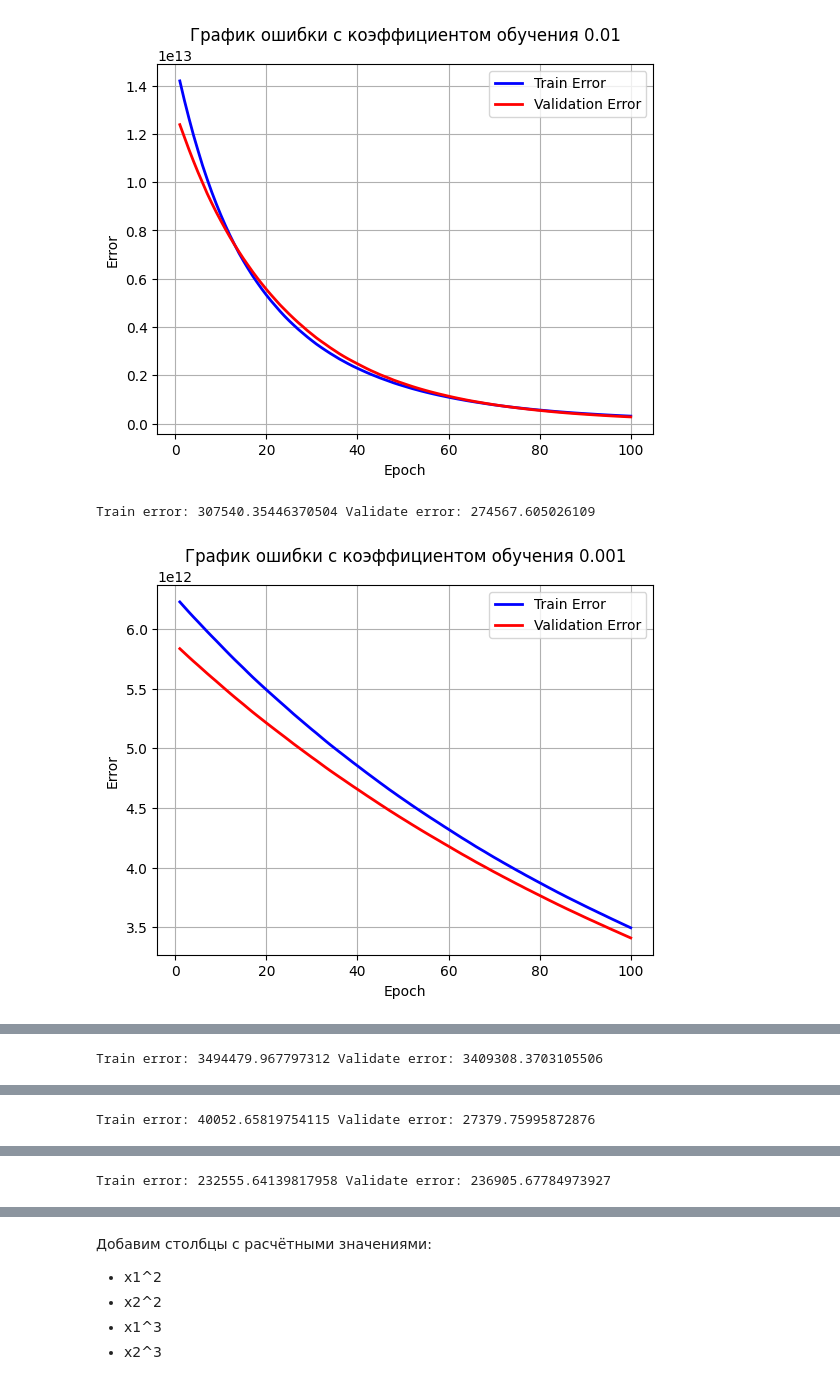
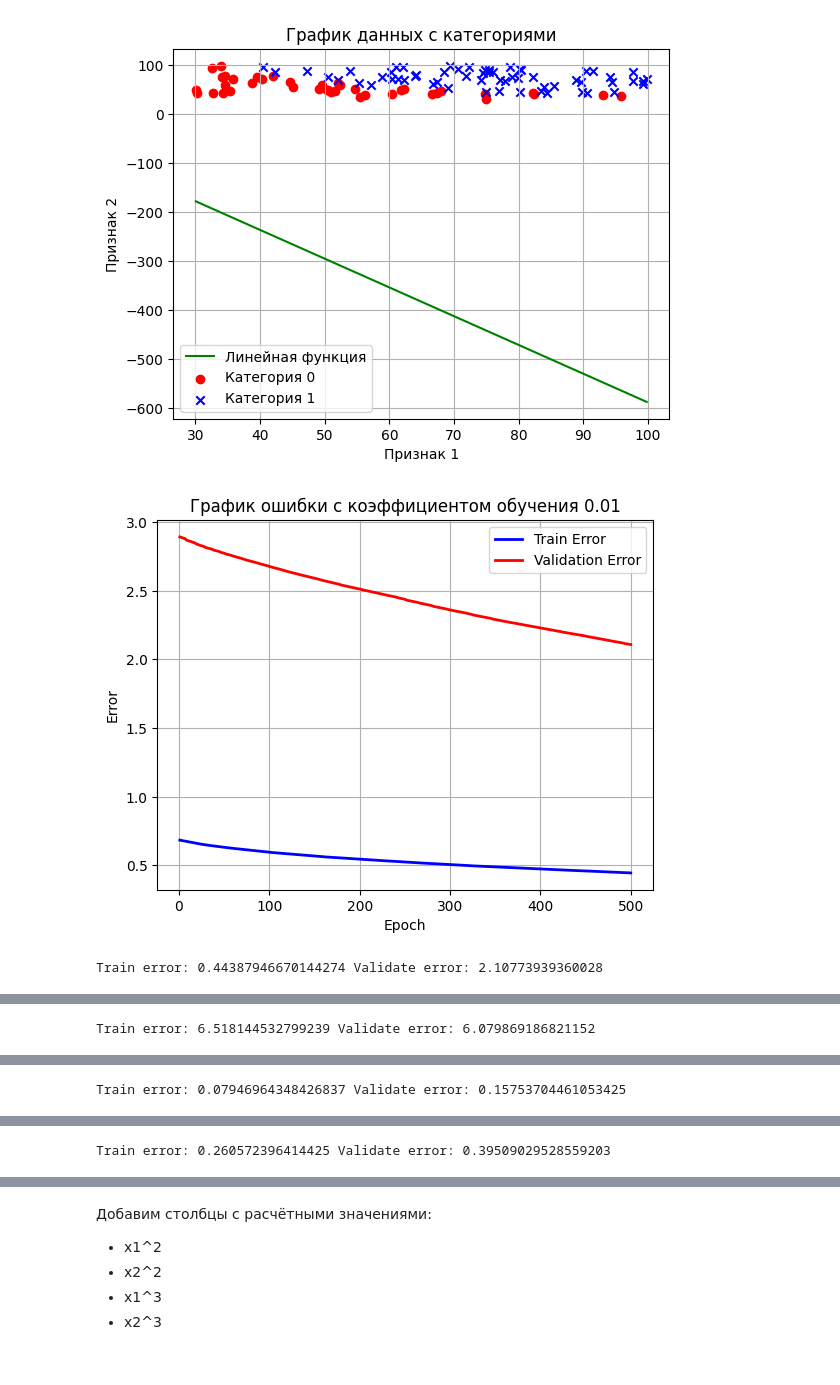
Before and after one commit to IlyaKolomoytsev/ai-lab3, a Jupyter notebook: main.ipynb, the cells around one changed output, grey strips where cells are left out. Cells and saved outputs as stored; diff of their text form; code cells hidden in the pictures.

```diff
--- a/main.ipynb
+++ b/main.ipynb
@@ -9,7 +11,7 @@ import numpy as np
 from fontTools.misc.timeTools import epoch_diff
 # %%
 # Read data
-data = np.loadtxt('data/ex1data2.txt', delimiter=',')
+data = np.loadtxt('data/ex2data1.txt', delimiter=',')
 np.random.shuffle(data)
 X = data[:, :-1]
 Y = data[:, -1, np.newaxis]
@@ -166,6 +208,12 @@ def learn_model_with_any_superparameters(x_train, y_train, x_validate, y_validat
 # %%
-learn_model_with_any_superparameters(X_train, y_train, X_validate, y_validate)
+def calc1(t):
+    x1, x2 = sp.symbols('x1 x2')
+    expression = t[0] + t[1] * x1 + t[2] * x2
+    expr = sp.solve(expression, x2)
+    return x1,x2,expr
+
+learn_model_with_any_superparameters(X_train, y_train, X_validate, y_validate, calc1)
 # %% [output]
-[figure, old version]
+[figure, new version]
+[figure, new version]
-Train error: 307540.35446370504 Validate error: 274567.605026109
+Train error: 0.44387946670144274 Validate error: 2.10773939360028
-[figure, old version]
@@ -172 +222 @@ Train error: 307540.35446370504 Validate error: 274567.605026109
-Train error: 3494479.967797312 Validate error: 3409308.3703105506
+Train error: 6.518144532799239 Validate error: 6.079869186821152
@@ -174 +225 @@ Train error: 3494479.967797312 Validate error: 3409308.3703105506
-Train error: 40052.65819754115 Validate error: 27379.75995872876
+Train error: 0.07946964348426837 Validate error: 0.15753704461053425
@@ -176 +228 @@ Train error: 40052.65819754115 Validate error: 27379.75995872876
-Train error: 232555.64139817958 Validate error: 236905.67784973927
+Train error: 0.260572396414425 Validate error: 0.39509029528559203
```
Also changed, not shown: parts of 15 cells of this notebook.
